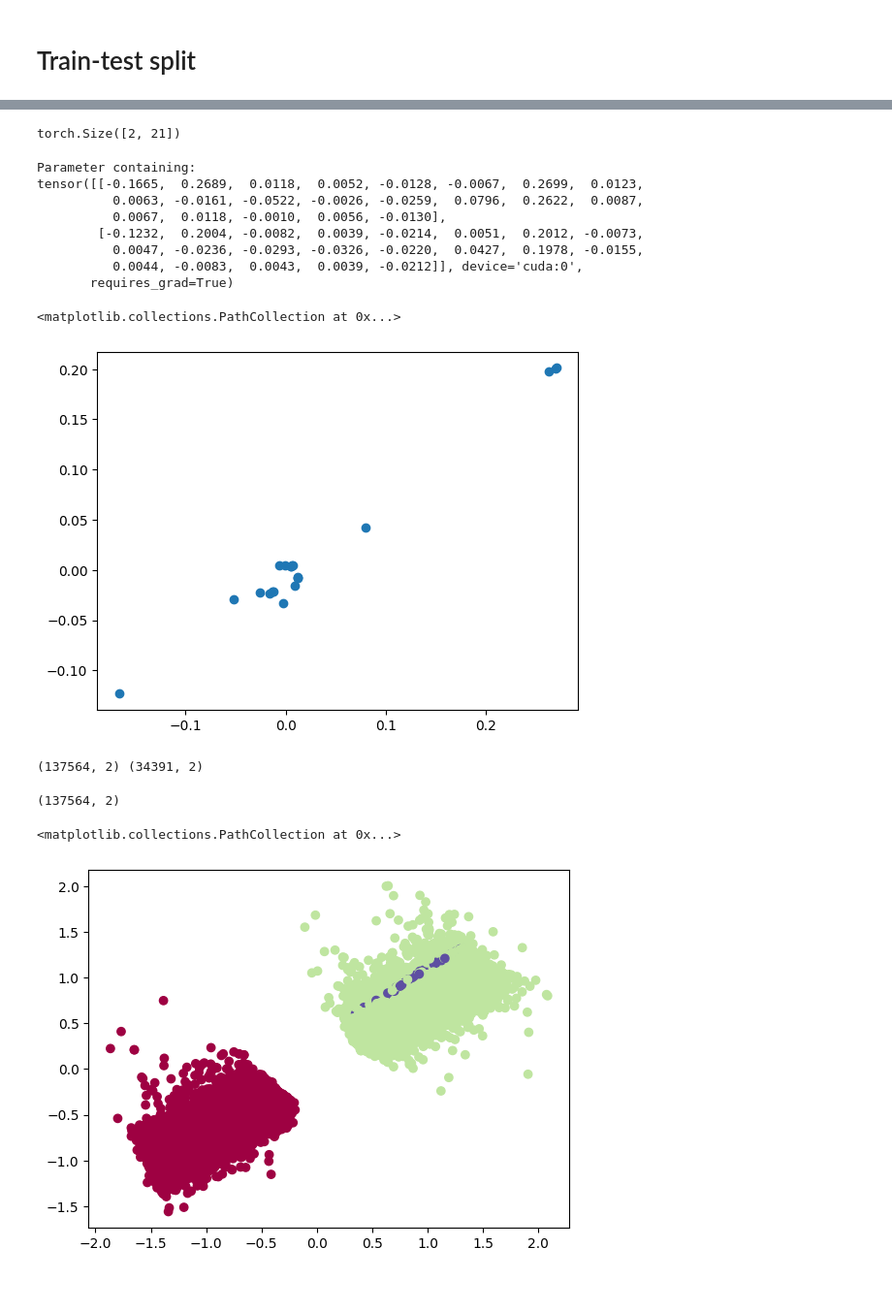
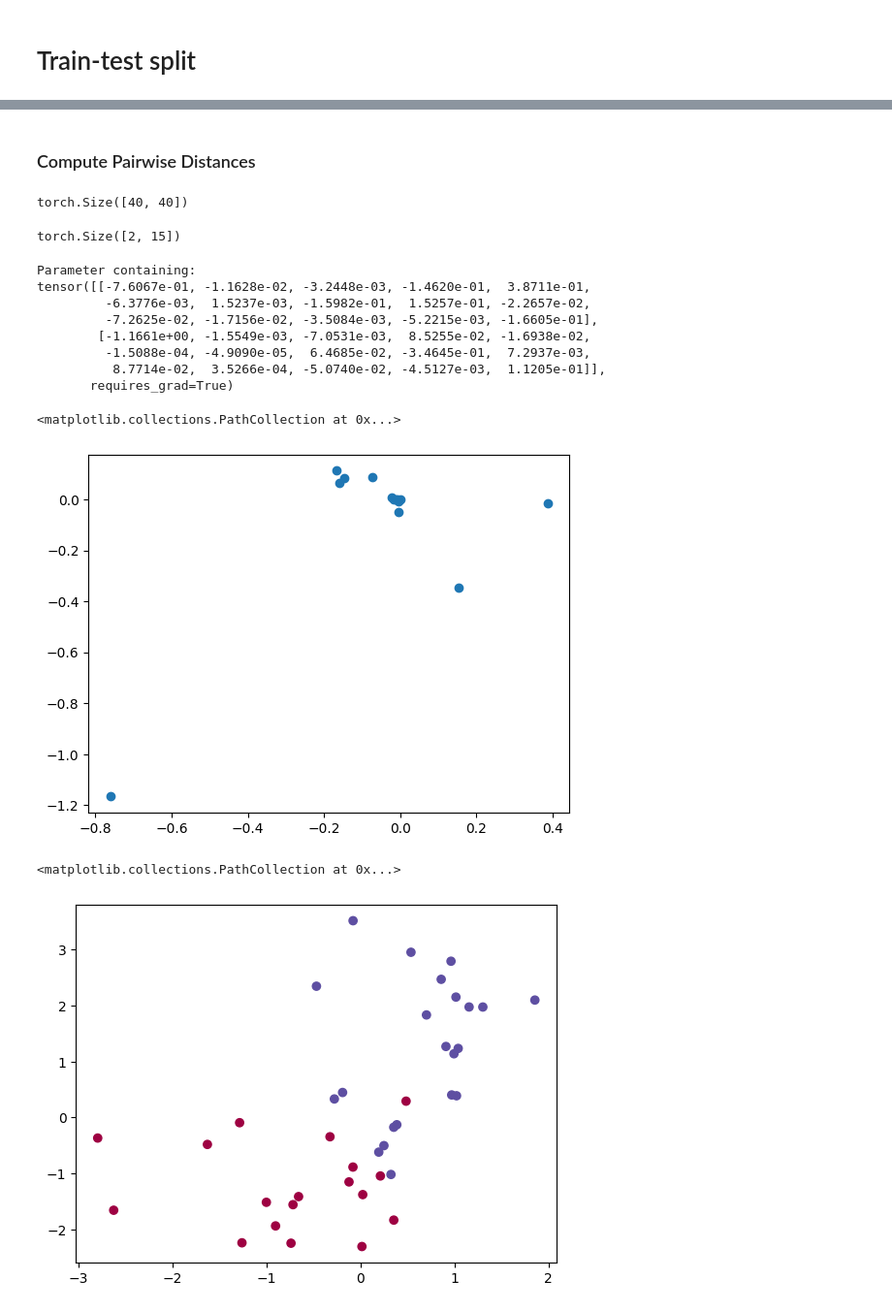
Before and after one commit to tajwarfarhan48/astronomy-project, a Jupyter notebook: main.ipynb, the cells around one changed output, grey strips where cells are left out. Shown at 97% size. Cells and saved outputs as stored; diff of their text form; code cells hidden in the pictures.

```diff
--- a/main.ipynb
+++ b/main.ipynb
@@ -116,21 +90,24 @@ df.head()
 # %% [markdown]
 # Train-test split
 # %%
+# Selecting 30 rows at random
+# df = df.loc[~df['cluster_flag'].isin([1, 3])].sample(n=30, random_state=42)
+
 # Splitting into features (X) and labels (y)
-X = torch.tensor(df.drop(labels=['cluster_flag'], axis=1).values, dtype=torch.float32)
+X = torch.tensor(df.drop(labels=['cluster_flag', 'dec'], axis=1).values, dtype=torch.float32)
 y = torch.tensor(df['cluster_flag'].copy().values)
 
-poly = PolynomialFeatures(2, interaction_only=True, include_bias=False)
+poly = PolynomialFeatures(2, include_bias=False, interaction_only=True)
 
 X = torch.tensor(poly.fit_transform(X), dtype=torch.float32)
-print(X[0])
 
 # Stratified Train-test split (based on labels)
 X_train, X_test, y_train, y_test = train_test_split(X, y, stratify=y, test_size=0.2, random_state=42)
 
-# Move data to GPU
-X_train_GPU = X_train.cuda()
-X_test_GPU = X_test.cuda()
-y_train_GPU = y_train.cuda()
-y_test_GPU = y_test.cuda()
+# Define where computations will take place (GPU or CPU)
+device = torch.device('cuda' if torch.cuda.is_available() else 'cpu')
+
+# Move train data to device
+X_train.to(device)
+y_train.to(device)
 # %% [output]
@@ -176,7 +151,7 @@ Total Samples: 137564
 3: 0.3955%
 Total Samples: 34391
 # %%
-nca_pipeline = nca.NCA(dim=2, max_iters=50)
-nca_pipeline.train(X_train_GPU, y_train_GPU, batch_size=32, lr=1e-6)
+nca_pipeline = nca.NCALinear(dim=2, max_iters=100)
+nca_pipeline.train(X_train, y_train, batch_size=256, lr=1e-6)
 # %% [output]
 using random init
@@ -199,7 +174,17 @@ epoch: 50 - loss: 0.89819
+# %% [markdown]
+### Compute Pairwise Distances
+# %%
+X_train_transformed = nca_pipeline(X_train)[:40]
+distances_X_train = nca_pipeline._pairwise_l2_sq(X_train_transformed)
+distances_X_train.diagonal().copy_(np.inf*torch.ones(len(distances_X_train)))
+pij_X_train = nca_pipeline._softmax(-distances_X_train)
+print(pij_X_train.shape)
+# %% [output]
+torch.Size([40, 40])
 # %%
 nca_pipeline.A.shape
 # %% [output]
-torch.Size([2, 21])
+torch.Size([2, 15])
 # %%
 nca_pipeline.A
 
@@ -208,36 +193,25 @@ print(nca_pipeline.A)
 plt.scatter(nca_pipeline.A.detach().cpu().numpy()[0], nca_pipeline.A.detach().cpu().numpy()[1])
 # %% [output]
 Parameter containing:
-tensor([[-0.1665,  0.2689,  0.0118,  0.0052, -0.0128, -0.0067,  0.2699,  0.0123,
-          0.0063, -0.0161, -0.0522, -0.0026, -0.0259,  0.0796,  0.2622,  0.0087,
-          0.0067,  0.0118, -0.0010,  0.0056, -0.0130],
-        [-0.1232,  0.2004, -0.0082,  0.0039, -0.0214,  0.0051,  0.2012, -0.0073,
-          0.0047, -0.0236, -0.0293, -0.0326, -0.0220,  0.0427,  0.1978, -0.0155,
-          0.0044, -0.0083,  0.0043,  0.0039, -0.0212]], device='cuda:0',
+tensor([[-7.6067e-01, -1.1628e-02, -3.2448e-03, -1.4620e-01,  3.8711e-01,
+         -6.3776e-03,  1.5237e-03, -1.5982e-01,  1.5257e-01, -2.2657e-02,
+         -7.2625e-02, -1.7156e-02, -3.5084e-03, -5.2215e-03, -1.6605e-01],
+        [-1.1661e+00, -1.5549e-03, -7.0531e-03,  8.5255e-02, -1.6938e-02,
+         -1.5088e-04, -4.9090e-05,  6.4685e-02, -3.4645e-01,  7.2937e-03,
+          8.7714e-02,  3.5266e-04, -5.0740e-02, -4.5127e-03,  1.1205e-01]],
        requires_grad=True)
 <matplotlib.collections.PathCollection at 0x...>
-[figure, old version]
+[figure, new version]
 # %%
-# Transform the datasets
-X_train_transformed = nca_pipeline(X_train_GPU)
-X_test_transformed = nca_pipeline(X_test_GPU)
+# Transform the train datasets
+X_train_transformed = nca_pipeline(X_train)[:40]
 
-# Move the datasets back to CPU
-X_train_transformed = X_train_transformed.detach().cpu().numpy()
-X_test_transformed = X_test_transformed.detach().cpu().numpy()
-y_train = y_train_GPU.detach().cpu().numpy()
-y_test = y_test_GPU.detach().cpu().numpy()
-
-print(X_train_transformed.shape, X_test_transformed.shape)
+# Move the train data back to CPU
+X_train_transformed = X_train_transformed.detach().cpu()
+y_train = y_train.detach().cpu()
-# %% [output]
-(137564, 2) (34391, 2)
 # %%
-n_train, n_test = X_train_transformed.shape[0], X_test_transformed.shape[0]
-
-print(X_train_transformed.shape)
-
-plt.scatter(X_train_transformed[:, 0], X_train_transformed[:, 1], c=y_train, cmap=plt.cm.Spectral)
+n_train = X_train_transformed.shape[0]
+plt.scatter(X_train_transformed[:, 0], X_train_transformed[:, 1], c=y_train[:40], cmap=plt.cm.Spectral)
 # %% [output]
-(137564, 2)
+<matplotlib.collections.PathCollection at 0x...>
-<matplotlib.collections.PathCollection at 0x...>
-[figure, old version]
+[figure, new version]
```
Also changed, not shown: parts of 23 cells of this notebook, 3 other files.
